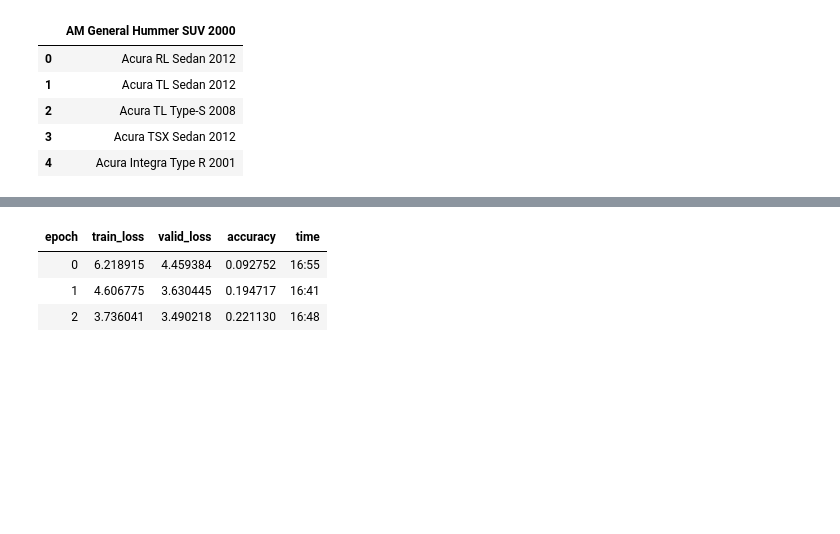
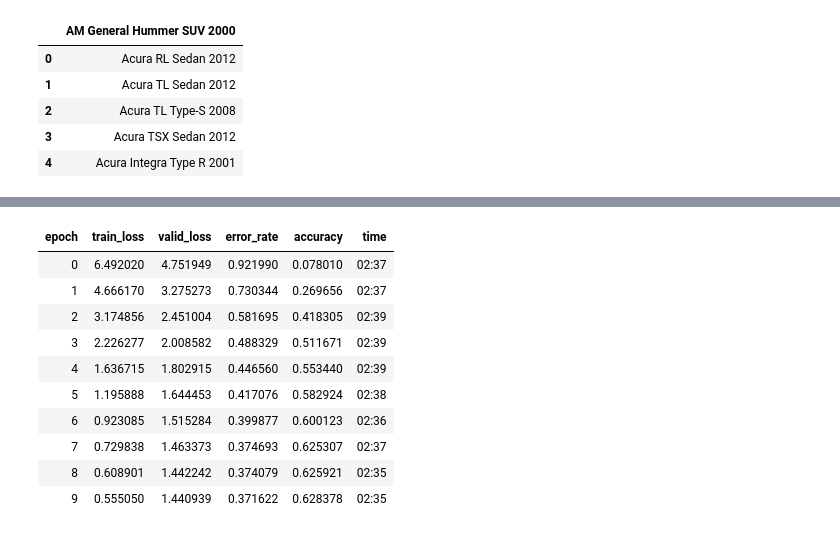
Before and after one commit to TosinPhillip/What-maker, a Jupyter notebook: what-car-is-that.ipynb, the cells around one changed output, grey strips where cells are left out. Drawn from its saved outputs; the diff is of its cells as text; code cells hidden in the pictures; blank space fills up the shorter version.

```diff
--- a/what-car-is-that.ipynb
+++ b/what-car-is-that.ipynb
@@ -51,3 +51,3 @@ cars_dls.show_batch(max_n=3, nrows=1)
 # %%
-learn = vision_learner(cars_dls, resnet18, metrics=accuracy)
+learn = vision_learner(cars_dls, resnet50, metrics=[error_rate, accuracy])
 # %% [output]
@@ -55,7 +55,14 @@ Downloading: "https://download.pytorch.org/models/resnet18-f37072fd.pth" to /roo
 # %%
-learn.fit_one_cycle(3)
+learn.fit_one_cycle(10)
 # %% [output]
-| epoch | train_loss | valid_loss | accuracy | time |
-| 0 | 6.218915 | 4.459384 | 0.092752 | 16:55 |
-| 1 | 4.606775 | 3.630445 | 0.194717 | 16:41 |
-| 2 | 3.736041 | 3.490218 | 0.221130 | 16:48 |
+| epoch | train_loss | valid_loss | error_rate | accuracy | time |
+| 0 | 6.492020 | 4.751949 | 0.921990 | 0.078010 | 02:37 |
+| 1 | 4.666170 | 3.275273 | 0.730344 | 0.269656 | 02:37 |
+| 2 | 3.174856 | 2.451004 | 0.581695 | 0.418305 | 02:39 |
+| 3 | 2.226277 | 2.008582 | 0.488329 | 0.511671 | 02:39 |
+| 4 | 1.636715 | 1.802915 | 0.446560 | 0.553440 | 02:39 |
+| 5 | 1.195888 | 1.644453 | 0.417076 | 0.582924 | 02:38 |
+| 6 | 0.923085 | 1.515284 | 0.399877 | 0.600123 | 02:36 |
+| 7 | 0.729838 | 1.463373 | 0.374693 | 0.625307 | 02:37 |
+| 8 | 0.608901 | 1.442242 | 0.374079 | 0.625921 | 02:35 |
+| 9 | 0.555050 | 1.440939 | 0.371622 | 0.628378 | 02:35 |
```
Also changed, not shown: parts of 3 cells of this notebook.
